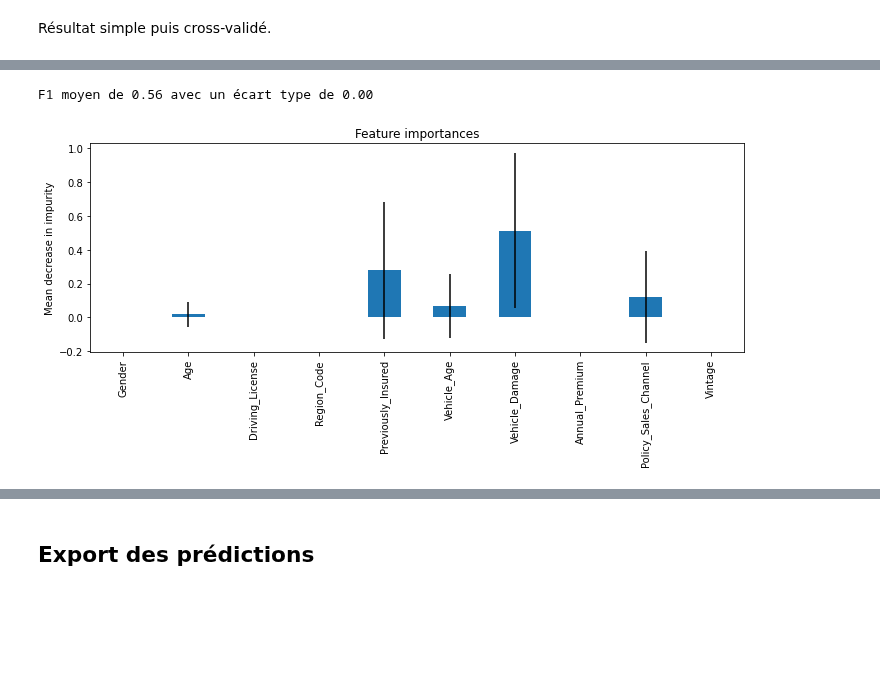
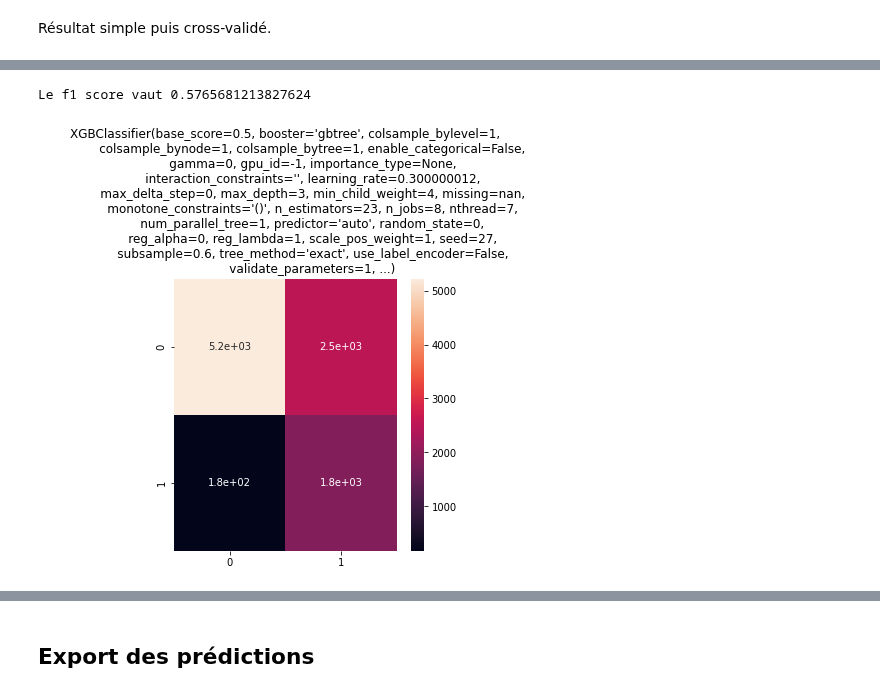
Before and after one commit to claviermathieu/ISFA-prj-datascience, a Jupyter notebook: book/docs/5_retenu/50_mod_final.ipynb, the cells around one changed output, grey strips where cells are left out. Saved outputs shown, nothing was run; the diff lists cells and outputs as text; code cells hidden in the pictures; blank space fills up the shorter version.

```diff
--- a/book/docs/5_retenu/50_mod_final.ipynb
+++ b/book/docs/5_retenu/50_mod_final.ipynb
@@ -59,6 +62,9 @@ Y = train['Response']
 Le modèle final sera entrainé sur l'intégralité de la base que nous possédons. Mais actuellement, nous souhaitons mesure le caractère prédictif de nos données et donc pour éviter l'overfitting, nous séparons tout de même nos données.
 # %%
 X_train, X_test, Y_train, Y_test = train_test_split(X, Y,train_size = 0.85)
+
+rus = RandomUnderSampler(sampling_strategy = 0.844)
+X_rus , Y_rus = rus.fit_resample(X_train ,Y_train)
 # %% [markdown]
 ## Modèle
 # %% [markdown]
@@ -83,2 +85,34 @@ params_rf = {
+# %%
+params_xgb = {
+    'objective': 'binary:logistic',
+    'base_score': 0.5,
+    'booster': 'gbtree',
+    'colsample_bylevel': 1,
+    'colsample_bynode': 1,
+    'colsample_bytree': 1,
+    'gamma': 0,
+    'gpu_id': -1,
+    'interaction_constraints': '',
+    'learning_rate': 0.300000012,
+    'max_delta_step': 0,
+    'max_depth': 3,
+    'min_child_weight': 4,
+    'monotone_constraints': '()',
+    'n_jobs': 8,
+    'num_parallel_tree': 1,
+    'predictor': 'auto',
+    'random_state': 0,
+    'reg_alpha': 0,
+    'reg_lambda': 1,
+    'scale_pos_weight': 1,
+    'subsample': 0.6,
+    'tree_method': 'exact',
+    'validate_parameters': 1,
+    'verbosity': 0,
+    'n_estimators': 23,
+    'seed': 27,
+    'nthread': 7,
+    'use_label_encoder': False
+}
 # %% [markdown]
 Entrainement.
@@ -88,3 +118,0 @@ X_rus , Y_rus = rus.fit_resample(X_train ,Y_train)
-# %%
-rfc = RandomForestClassifier(**params_rf)
-rfc.fit(X_rus, Y_rus)
@@ -100,0 +119,3 @@ NameError: name 'RandomForestClassifier' is not defined
+# %%
+my_xgb = xgb.XGBClassifier(**params_xgb)
+my_xgb.fit(X_rus, Y_rus)
@@ -108,19 +135,5 @@ Le f1 score vaut 0.5530045351473922
-# %%
-scores_rf = cross_val_score(rfc, X, Y, cv=5, scoring='f1')
-print("F1 moyen de %0.2f avec un écart type de %0.2f" % (scores_rf.mean(), scores_rf.std()))
-# %% [output]
-F1 moyen de 0.56 avec un écart type de 0.00
-# %%
-importances = rfc.feature_importances_
-std = np.std([tree.feature_importances_ for tree in rfc.estimators_], axis=0)
-
-feature_names = [i for i in X.columns]
-forest_importances = pd.Series(importances, index=feature_names)
-
-fig, ax = plt.subplots(figsize = (10, 5))
-forest_importances.plot.bar(yerr=std, ax=ax)
-ax.set_title("Feature importances")
-ax.set_ylabel("Mean decrease in impurity")
-fig.tight_layout()
-# %% [output]
-[figure, removed]
+# %%
+f1 = result_model(my_xgb, X_test, Y_test)
+# %% [output]
+Le f1 score vaut 0.5765681213827624
+[figure, added]
```
Also changed, not shown: parts of 26 cells of this notebook, 2 other files.
